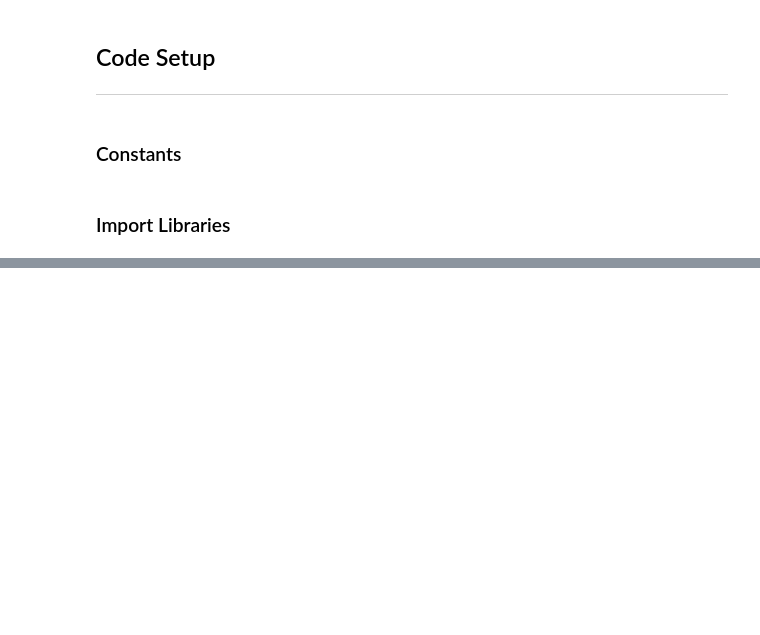
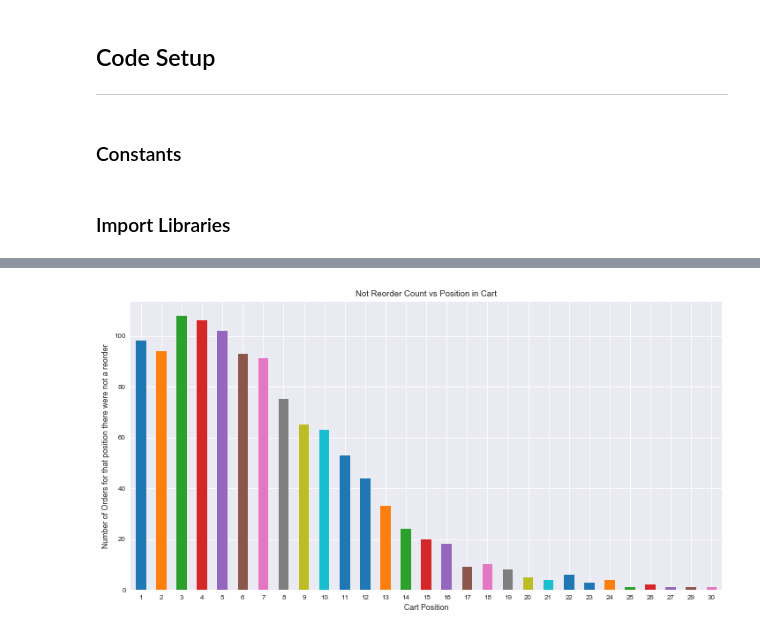
Before and after one commit to 1carew1/instacart_investigation, a Jupyter notebook: Assignment_2_Classification.ipynb, the cells around one changed output, grey strips where cells are left out. Drawn from its saved outputs; the diff is of its cells as text; code cells hidden in the pictures; blank space fills up the shorter version.

```diff
--- a/Assignment_2_Classification.ipynb
+++ b/Assignment_2_Classification.ipynb
@@ -40,0 +156,10 @@ sns.set_context("paper")
+# %%
+notreordered_orders_products = orders_products.query("reordered == 0")
+notreorder_rate_to_position = (notreordered_orders_products
+                            .groupby("add_to_cart_order")
+                            .size()
+                            .reset_index(name="not_reordered_count")
+                           )
+total_notreorder_count = notreorder_rate_to_position.not_reordered_count.sum()
+print("Total times products not reordered :", total_notreorder_count)
+notreorder_rate_to_position.head()
@@ -40,0 +174,10 @@ sns.set_context("paper")
+# %%
+fig, ax = plt.subplots()
+notreorder_rate_to_position['not_reordered_count'].plot.bar()
+ax.set_xticklabels(notreorder_rate_to_position["add_to_cart_order"], rotation='horizontal')
+plt.title("Not Reorder Count vs Position in Cart")
+plt.ylabel("Number of Orders for that position there were not a reorder")
+plt.xlabel("Cart Position")
+plt.show()
+# %% [output]
+[figure, added]
```
Also changed, not shown: parts of 23 cells of this notebook, 1 other file.
